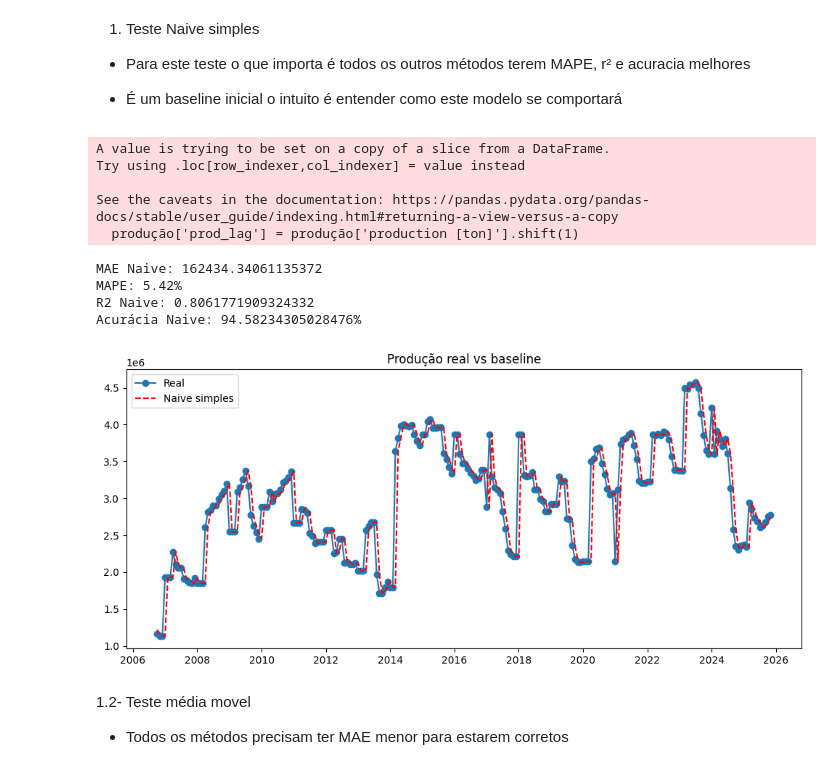
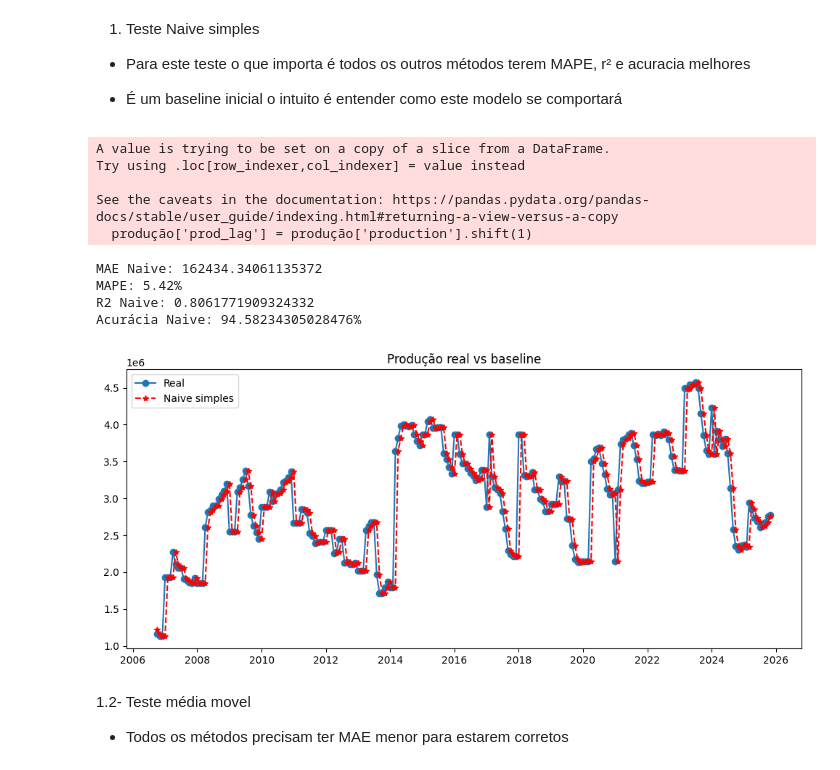
Before and after one commit to anagiulia-3/TCC, a Jupyter notebook: TCC.ipynb, the cells around one changed output. Drawn from its saved outputs; the diff is of its cells as text; code cells hidden in the pictures.

```diff
--- a/TCC.ipynb
+++ b/TCC.ipynb
@@ -29,12 +29,22 @@ Requirement already satisfied: tzdata>=2022.7 in /usr/local/lib/python3.12/dist-
 Requirement already satisfied: six>=1.5 in /usr/local/lib/python3.12/dist-packages (from python-dateutil>=2.7->matplotlib!=3.6.1,>=3.4->seaborn) (1.17.0)
 # %%
 import pandas as pd
+import matplotlib.pyplot as plt
+
 
 database = pd.read_csv('/content/drive/MyDrive/TCC - database final.csv')
 database.head()
 database['date'] = pd.to_datetime(database['date'])
+database = database.drop('pH [base h20]', axis= 1)
 database = database.sort_values(by='date').reset_index(drop=True)
 database = database.dropna()
+database = database.rename(columns={'production [ton]': 'production', 'plantation [hec]': 'plantation', 'precipitação [mm]': 'precipitation', 'temperatura [°C]': 'temperature'})
 
 display(database)
+
+plt.figure(figsize=(12,5))
+plt.plot(database['date'], database['production'], label='Real', marker='o')
+plt.title('Produção real vs data')
+plt.legend()
+plt.show()
 # %% [output]
@@ -65,42 +76,42 @@ from sklearn.metrics import mean_absolute_error, mean_squared_error
 from sklearn.metrics import r2_score
 import matplotlib.pyplot as plt
 
 #naive simples
-produção = database[['date','production [ton]']]
-produção['prod_lag'] = produção['production [ton]'].shift(1)
+produção = database[['date','production']]
+produção['prod_lag'] = produção['production'].shift(1)
 produção = produção.dropna()
 
 #calculo de acuracia e erro
-mae_naive = mean_absolute_error(produção["production [ton]"][1:], produção["prod_lag"][1:])
-mape = np.mean(np.abs((produção["production [ton]"][1:] - produção["prod_lag"][1:]) / produção["production [ton]"][1:]))
-y_true = np.array(produção["production [ton]"][1:])
+mae_naive = mean_absolute_error(produção["production"][1:], produção["prod_lag"][1:])
+mape = np.mean(np.abs((produção["production"][1:] - produção["prod_lag"][1:]) / produção["production"][1:]))
+y_true = np.array(produção["production"][1:])
 y_pred = np.array(produção["prod_lag"][1:])
 r2 = r2_score(y_true, y_pred)
 acuracia = (1 - mape) * 100
 
 print(f'MAE Naive: {mae_naive}')
 print(f'MAPE: {mape*100:.2f}%')
 print(f'R2 Naive: {r2}')
 print(f'Acurácia Naive: {acuracia}%')
 
 #visualização
 plt.figure(figsize=(12,5))
-plt.plot(produção['date'], produção['production [ton]'], label='Real', marker='o')
-plt.plot(produção['date'], produção['prod_lag'], label= 'Naive simples', linestyle='--', color='red')
+plt.plot(produção['date'], produção['production'], label='Real', marker='o')
+plt.plot(produção['date'], produção['prod_lag'], label= 'Naive simples', linestyle='--', marker = "*", color='red')
 plt.title('Produção real vs baseline')
 plt.legend()
 plt.show()
 # %% [output]
 A value is trying to be set on a copy of a slice from a DataFrame.
 Try using .loc[row_indexer,col_indexer] = value instead
 
 See the caveats in the documentation: https://pandas.pydata.org/pandas-docs/stable/user_guide/indexing.html#returning-a-view-versus-a-copy
-  produção['prod_lag'] = produção['production [ton]'].shift(1)
+  produção['prod_lag'] = produção['production'].shift(1)
 MAE Naive: 162434.34061135372
 MAPE: 5.42%
 R2 Naive: 0.8061771909324332
 Acurácia Naive: 94.58234305028476%
-[figure, old version]
+[figure, new version]
 # %% [markdown]
 1.2- Teste média movel
 
```
Also changed, not shown: parts of 15 cells of this notebook.
